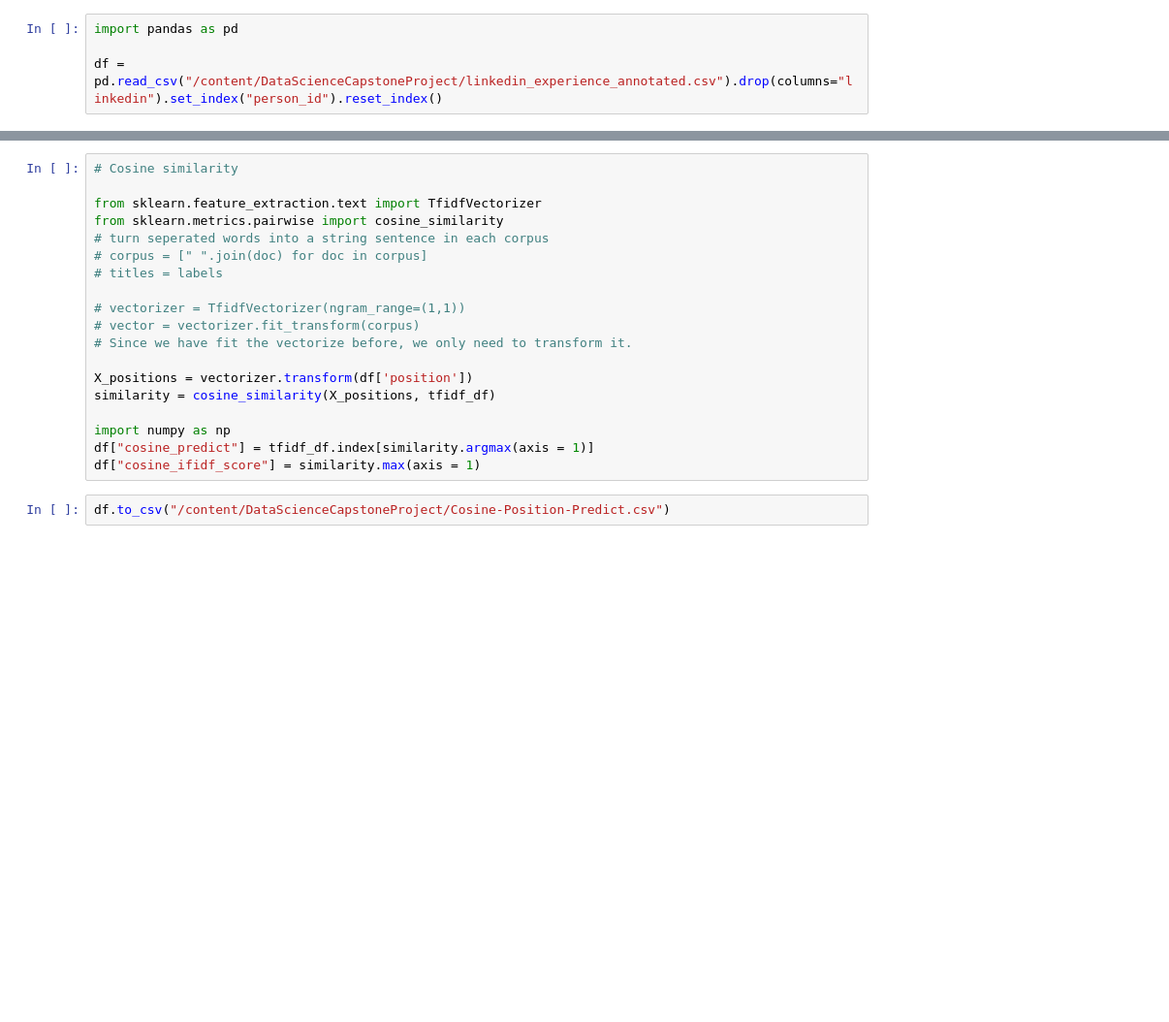
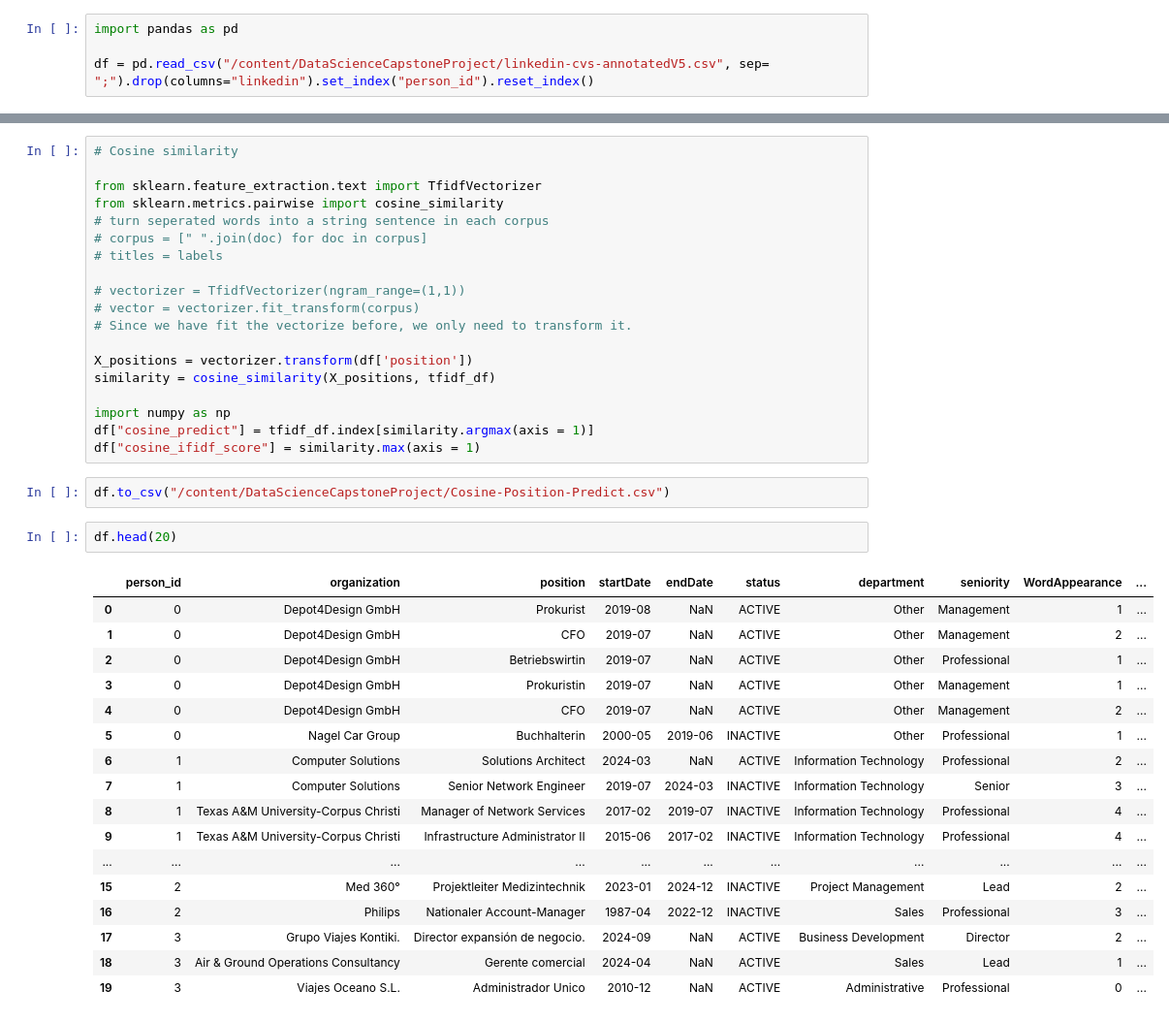
Before and after one commit to E-tech-coder/DataScienceCapstoneProject, a Jupyter notebook: RuleBasedDepartment.ipynb, the cells around one changed output, grey strips where cells are left out. Shown: that part at 97% size. Saved outputs shown, nothing was run; the diff lists cells and outputs as text; blank space fills up the shorter version.

```diff
--- a/RuleBasedDepartment.ipynb
+++ b/RuleBasedDepartment.ipynb
@@ -9,7 +15,7 @@ fatal: destination path 'DataScienceCapstoneProject' already exists and is not a
 # %%
 import pandas as pd
 
-df = pd.read_csv("/content/DataScienceCapstoneProject/linkedin_experience_annotated.csv").drop(columns="linkedin").set_index("person_id").reset_index()
+df = pd.read_csv("/content/DataScienceCapstoneProject/linkedin-cvs-annotatedV5.csv", sep= ";").drop(columns="linkedin").set_index("person_id").reset_index()
 # %%
 df.head(20)
 # %% [output]
@@ -240,3 +234,23 @@ df["cosine_predict"] = tfidf_df.index[similarity.argmax(axis = 1)]
 df["cosine_ifidf_score"] = similarity.max(axis = 1)
 # %%
 df.to_csv("/content/DataScienceCapstoneProject/Cosine-Position-Predict.csv")
+# %%
+df.head(20)
+# %% [output]
+|  | person_id | organization | position | startDate | endDate | status | department | seniority | WordAppearance | ... |
+| 0 | 0 | Depot4Design GmbH | Prokurist | 2019-08 | NaN | ACTIVE | Other | Management | 1 | ... |
+| 1 | 0 | Depot4Design GmbH | CFO | 2019-07 | NaN | ACTIVE | Other | Management | 2 | ... |
+| 2 | 0 | Depot4Design GmbH | Betriebswirtin | 2019-07 | NaN | ACTIVE | Other | Professional | 1 | ... |
+| 3 | 0 | Depot4Design GmbH | Prokuristin | 2019-07 | NaN | ACTIVE | Other | Management | 1 | ... |
+| 4 | 0 | Depot4Design GmbH | CFO | 2019-07 | NaN | ACTIVE | Other | Management | 2 | ... |
+| 5 | 0 | Nagel Car Group | Buchhalterin | 2000-05 | 2019-06 | INACTIVE | Other | Professional | 1 | ... |
+| 6 | 1 | Computer Solutions | Solutions Architect | 2024-03 | NaN | ACTIVE | Information Technology | Professional | 2 | ... |
+| 7 | 1 | Computer Solutions | Senior Network Engineer | 2019-07 | 2024-03 | INACTIVE | Information Technology | Senior | 3 | ... |
+| 8 | 1 | Texas A&M University-Corpus Christi | Manager of Network Services | 2017-02 | 2019-07 | INACTIVE | Information Technology | Professional | 4 | ... |
+| 9 | 1 | Texas A&M University-Corpus Christi | Infrastructure Administrator II | 2015-06 | 2017-02 | INACTIVE | Information Technology | Professional | 4 | ... |
+| ... | ... | ... | ... | ... | ... | ... | ... | ... | ... | ... |
+| 15 | 2 | Med 360° | Projektleiter Medizintechnik | 2023-01 | 2024-12 | INACTIVE | Project Management | Lead | 2 | ... |
+| 16 | 2 | Philips | Nationaler Account-Manager | 1987-04 | 2022-12 | INACTIVE | Sales | Professional | 3 | ... |
+| 17 | 3 | Grupo Viajes Kontiki. | Director expansión de negocio. | 2024-09 | NaN | ACTIVE | Business Development | Director | 2 | ... |
+| 18 | 3 | Air & Ground Operations Consultancy | Gerente comercial | 2024-04 | NaN | ACTIVE | Sales | Lead | 1 | ... |
+| 19 | 3 | Viajes Oceano S.L. | Administrador Unico | 2010-12 | NaN | ACTIVE | Administrative | Professional | 0 | ... |
```
Also changed, not shown: parts of 10 cells of this notebook.
